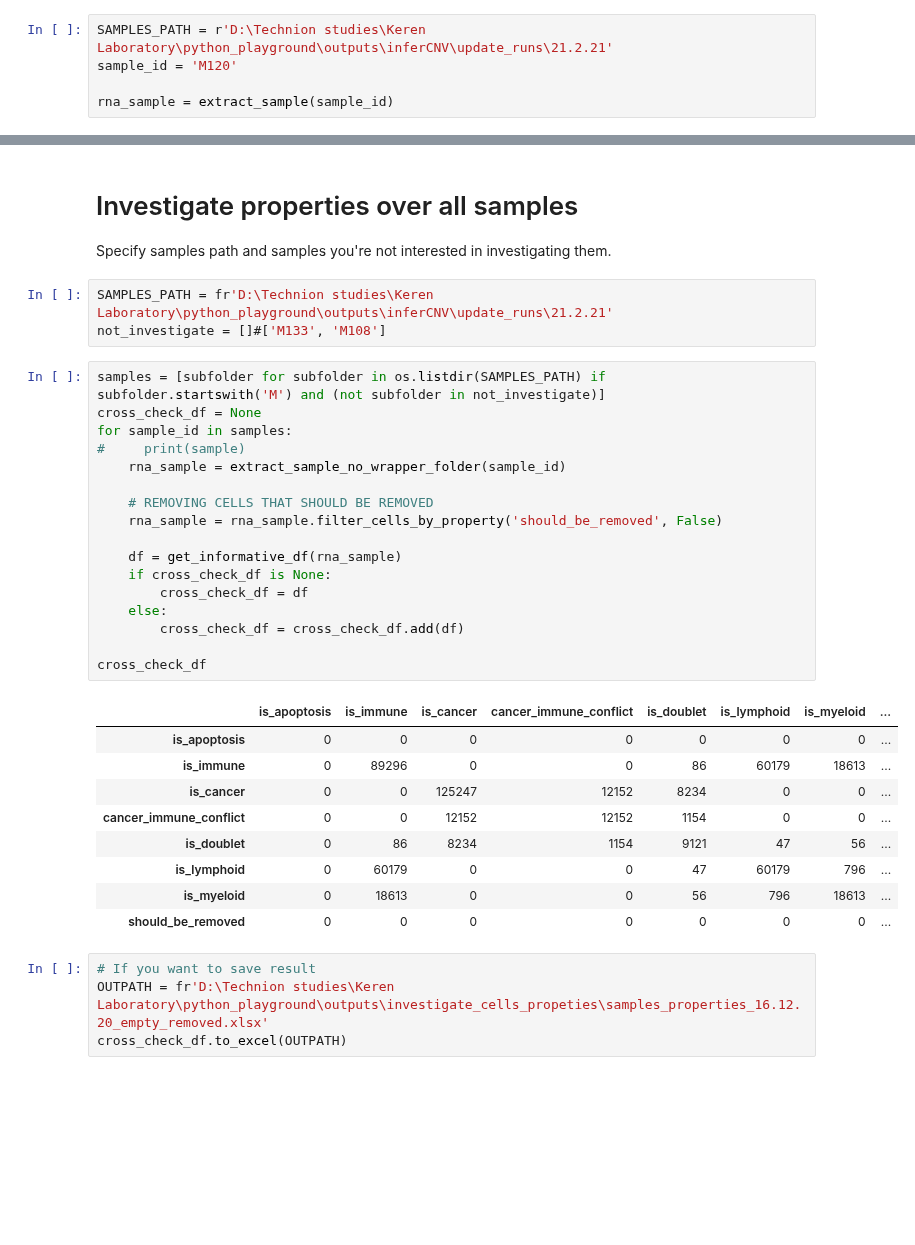
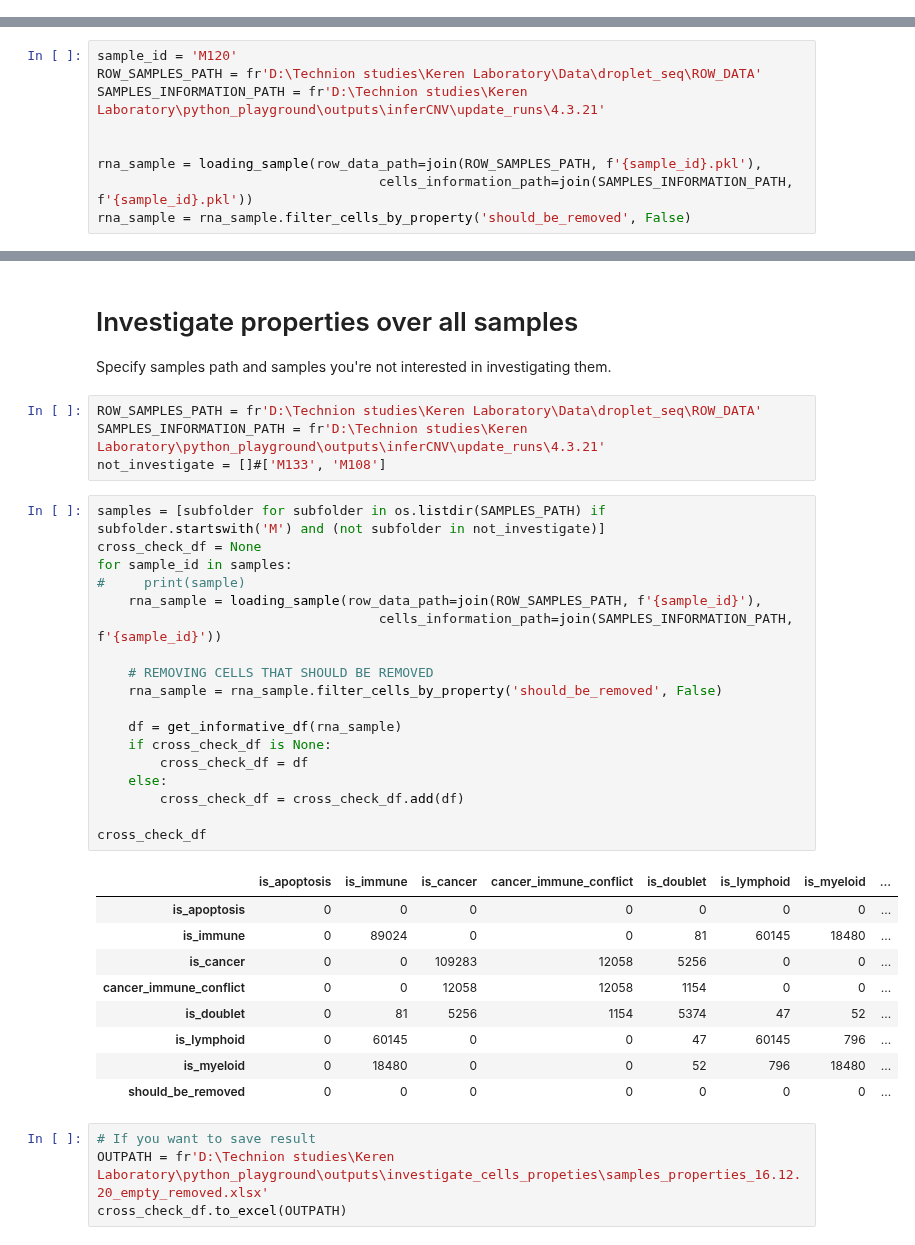
Before and after one commit to ItayShlosberg/classifying-response-to-immunotherapy, a Jupyter notebook: data_analysis/investigate_cells_properties.ipynb, the cells around one changed output, grey strips where cells are left out. Saved outputs shown, nothing was run; the diff lists cells and outputs as text; blank space fills up the shorter version.

```diff
--- a/data_analysis/investigate_cells_properties.ipynb
+++ b/data_analysis/investigate_cells_properties.ipynb
@@ -85,8 +85,3 @@ def check_cross_cell_types(sample_id):
 # %% [markdown]
 # Investigate properties of selected sample
 Specify sample name and samples path
-# %%
-SAMPLES_PATH = r'D:\Technion studies\Keren Laboratory\python_playground\outputs\inferCNV\update_runs\21.2.21'
-sample_id = 'M120'
-
-rna_sample = extract_sample(sample_id)
@@ -107,3 +88,12 @@ print(rna_sample.number_of_cells)
+# %%
+sample_id = 'M120'
+ROW_SAMPLES_PATH = fr'D:\Technion studies\Keren Laboratory\Data\droplet_seq\ROW_DATA'
+SAMPLES_INFORMATION_PATH = fr'D:\Technion studies\Keren Laboratory\python_playground\outputs\inferCNV\update_runs\4.3.21'
+
+
+rna_sample = loading_sample(row_data_path=join(ROW_SAMPLES_PATH, f'{sample_id}.pkl'),
+                                    cells_information_path=join(SAMPLES_INFORMATION_PATH, f'{sample_id}.pkl'))
+rna_sample = rna_sample.filter_cells_by_property('should_be_removed', False)
 # %%
 get_informative_df(rna_sample)
 # %% [output]
@@ -119,34 +110,36 @@ get_informative_df(rna_sample)
 # Investigate properties over all samples
 Specify samples path and samples you're not interested in investigating them.
 # %%
-SAMPLES_PATH = fr'D:\Technion studies\Keren Laboratory\python_playground\outputs\inferCNV\update_runs\21.2.21'
+ROW_SAMPLES_PATH = fr'D:\Technion studies\Keren Laboratory\Data\droplet_seq\ROW_DATA'
+SAMPLES_INFORMATION_PATH = fr'D:\Technion studies\Keren Laboratory\python_playground\outputs\inferCNV\update_runs\4.3.21'
 not_investigate = []#['M133', 'M108']
 # %%
 samples = [subfolder for subfolder in os.listdir(SAMPLES_PATH) if subfolder.startswith('M') and (not subfolder in not_investigate)]
 cross_check_df = None
 for sample_id in samples:
 #     print(sample)
-    rna_sample = extract_sample_no_wrapper_folder(sample_id)
+    rna_sample = loading_sample(row_data_path=join(ROW_SAMPLES_PATH, f'{sample_id}'),
+                                    cells_information_path=join(SAMPLES_INFORMATION_PATH, f'{sample_id}'))
 
     # REMOVING CELLS THAT SHOULD BE REMOVED
     rna_sample = rna_sample.filter_cells_by_property('should_be_removed', False)
 
     df = get_informative_df(rna_sample)
     if cross_check_df is None:
         cross_check_df = df
     else:
         cross_check_df = cross_check_df.add(df)
 
 cross_check_df
 # %% [output]
 |  | is_apoptosis | is_immune | is_cancer | cancer_immune_conflict | is_doublet | is_lymphoid | is_myeloid | ... |
 | is_apoptosis | 0 | 0 | 0 | 0 | 0 | 0 | 0 | ... |
-| is_immune | 0 | 89296 | 0 | 0 | 86 | 60179 | 18613 | ... |
-| is_cancer | 0 | 0 | 125247 | 12152 | 8234 | 0 | 0 | ... |
-| cancer_immune_conflict | 0 | 0 | 12152 | 12152 | 1154 | 0 | 0 | ... |
-| is_doublet | 0 | 86 | 8234 | 1154 | 9121 | 47 | 56 | ... |
-| is_lymphoid | 0 | 60179 | 0 | 0 | 47 | 60179 | 796 | ... |
-| is_myeloid | 0 | 18613 | 0 | 0 | 56 | 796 | 18613 | ... |
+| is_immune | 0 | 89024 | 0 | 0 | 81 | 60145 | 18480 | ... |
+| is_cancer | 0 | 0 | 109283 | 12058 | 5256 | 0 | 0 | ... |
+| cancer_immune_conflict | 0 | 0 | 12058 | 12058 | 1154 | 0 | 0 | ... |
+| is_doublet | 0 | 81 | 5256 | 1154 | 5374 | 47 | 52 | ... |
+| is_lymphoid | 0 | 60145 | 0 | 0 | 47 | 60145 | 796 | ... |
+| is_myeloid | 0 | 18480 | 0 | 0 | 52 | 796 | 18480 | ... |
 | should_be_removed | 0 | 0 | 0 | 0 | 0 | 0 | 0 | ... |
 # %%
 # If you want to save result
```
Also changed, not shown: parts of 3 cells of this notebook, 21 other files.
